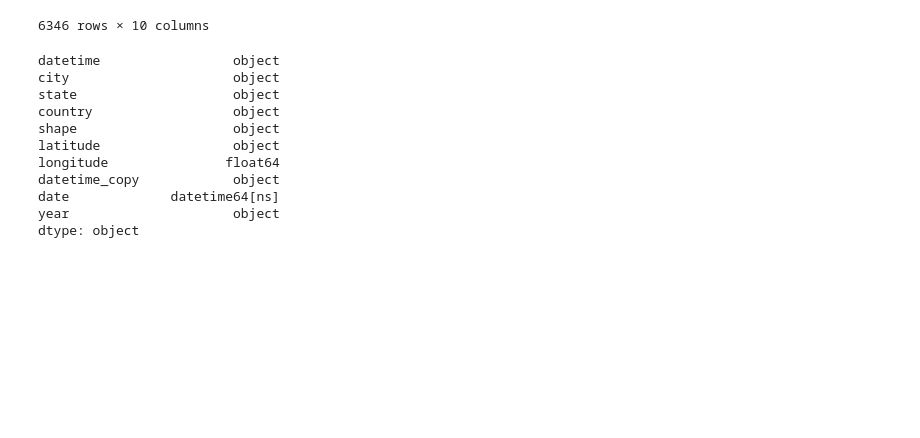
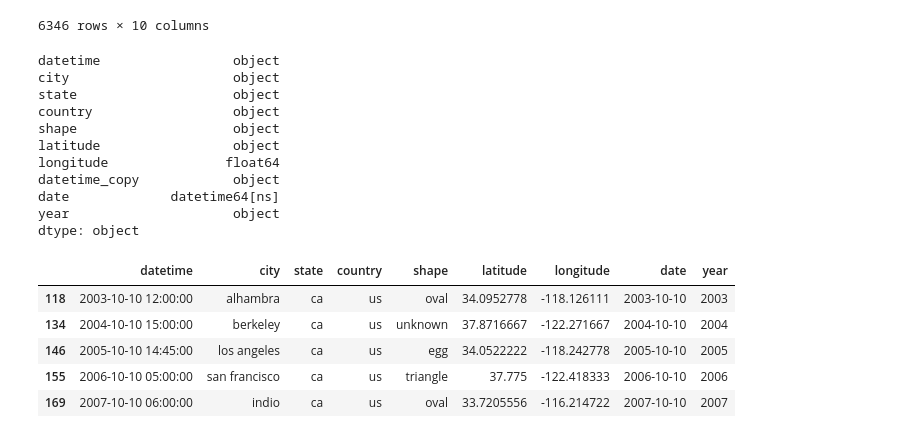
Before and after one commit to MikeBinetsky/UFO_ETL, a Jupyter notebook: ufo_data.ipynb, the cells around one changed output. Saved outputs shown, nothing was run; the diff lists cells and outputs as text; code cells hidden in the pictures; blank space fills up the shorter version.

```diff
--- a/ufo_data.ipynb
+++ b/ufo_data.ipynb
@@ -232,3 +225,12 @@ dtype: object
 # %%
 # drop extra datetime column
 cali_decade = cali_decade.drop(['datetime_copy'], axis=1)
+# %%
+cali_decade.head(30)
+# %% [output]
+|  | datetime | city | state | country | shape | latitude | longitude | date | year |
+| 118 | 2003-10-10 12:00:00 | alhambra | ca | us | oval | 34.0952778 | -118.126111 | 2003-10-10 | 2003 |
+| 134 | 2004-10-10 15:00:00 | berkeley | ca | us | unknown | 37.8716667 | -122.271667 | 2004-10-10 | 2004 |
+| 146 | 2005-10-10 14:45:00 | los angeles | ca | us | egg | 34.0522222 | -118.242778 | 2005-10-10 | 2005 |
+| 155 | 2006-10-10 05:00:00 | san francisco | ca | us | triangle | 37.775 | -122.418333 | 2006-10-10 | 2006 |
+| 169 | 2007-10-10 06:00:00 | indio | ca | us | oval | 33.7205556 | -116.214722 | 2007-10-10 | 2007 |
```
Also changed, not shown: parts of 3 cells of this notebook, 1 other file.
